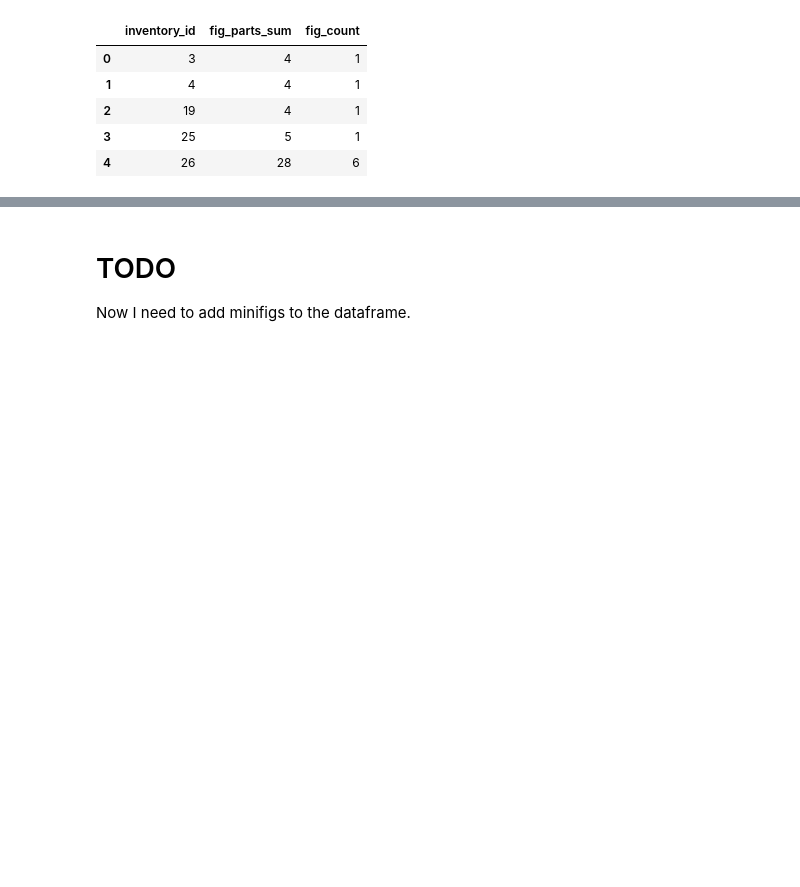
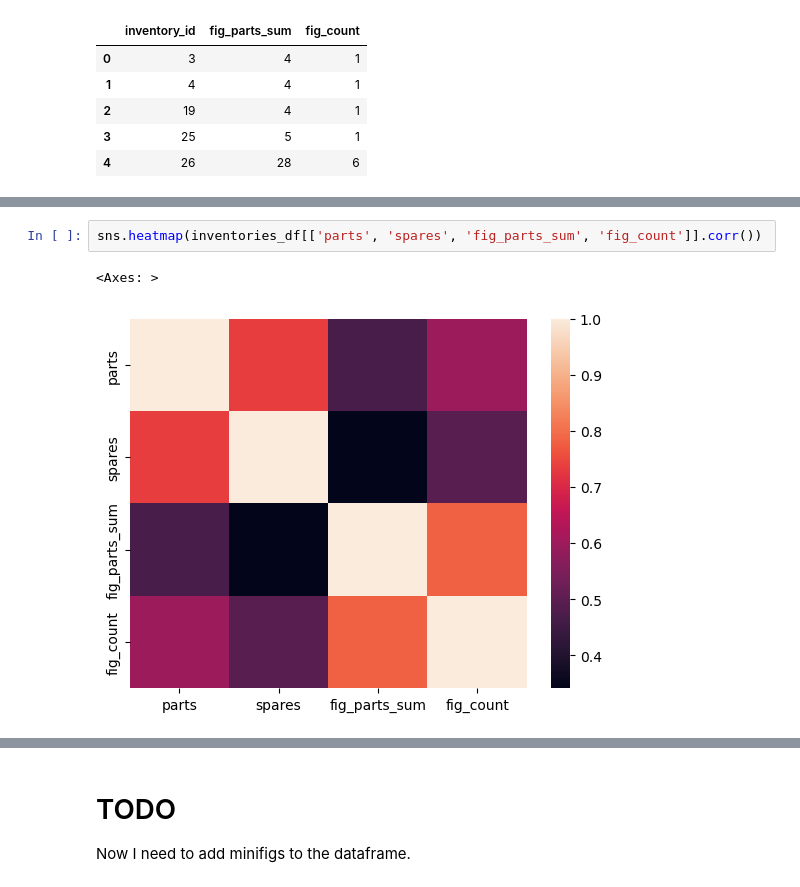
Before and after one commit to katarzynaadamczyk/data_analysis, a Jupyter notebook: lego_bricks/lego_analysis.ipynb, the cells around one changed output, grey strips where cells are left out. Saved outputs shown, nothing was run; the diff lists cells and outputs as text; blank space fills up the shorter version.

Commit message:
still working on task 2, added some visualisations

```diff
--- a/lego_bricks/lego_analysis.ipynb
+++ b/lego_bricks/lego_analysis.ipynb
@@ -561,0 +562,5 @@ inventories_df.head()
+# %%
+sns.heatmap(inventories_df[['parts', 'spares', 'fig_parts_sum', 'fig_count']].corr())
+# %% [output]
+<Axes: >
+[figure, added]
```
Also changed, not shown: parts of 15 cells of this notebook.
